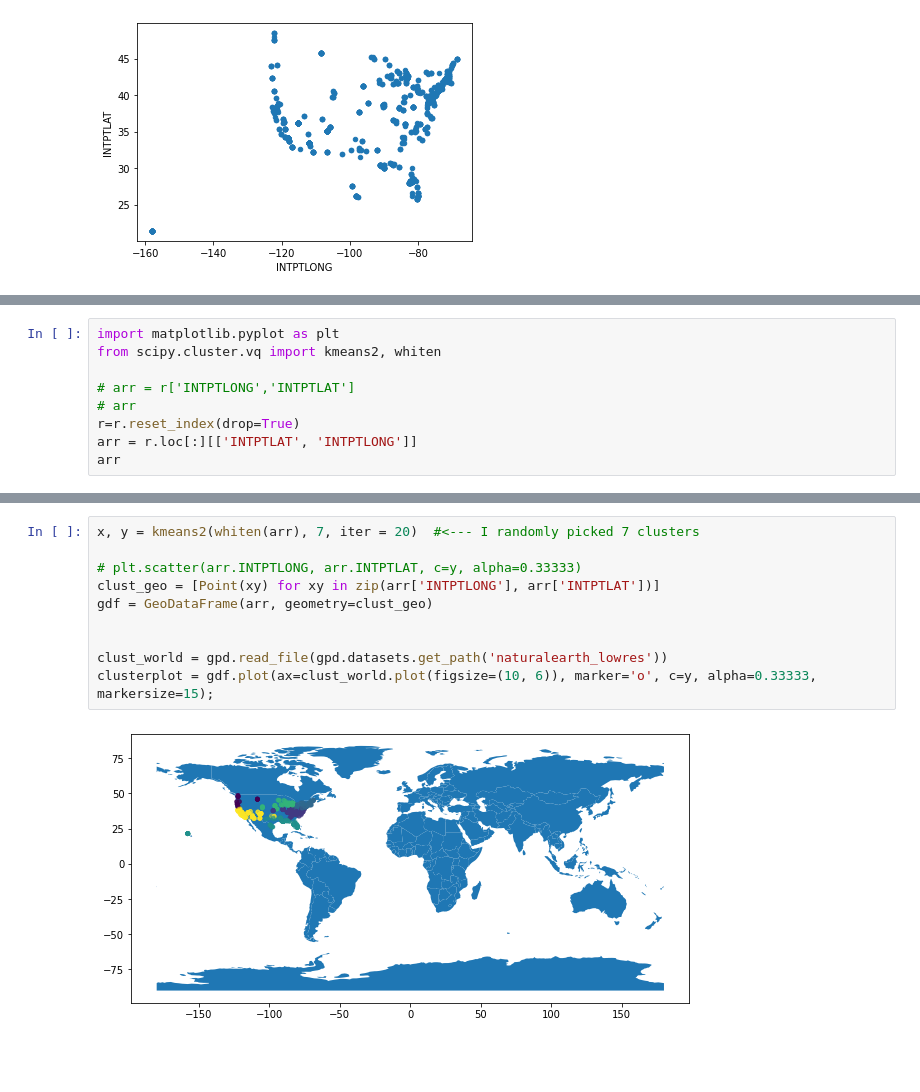
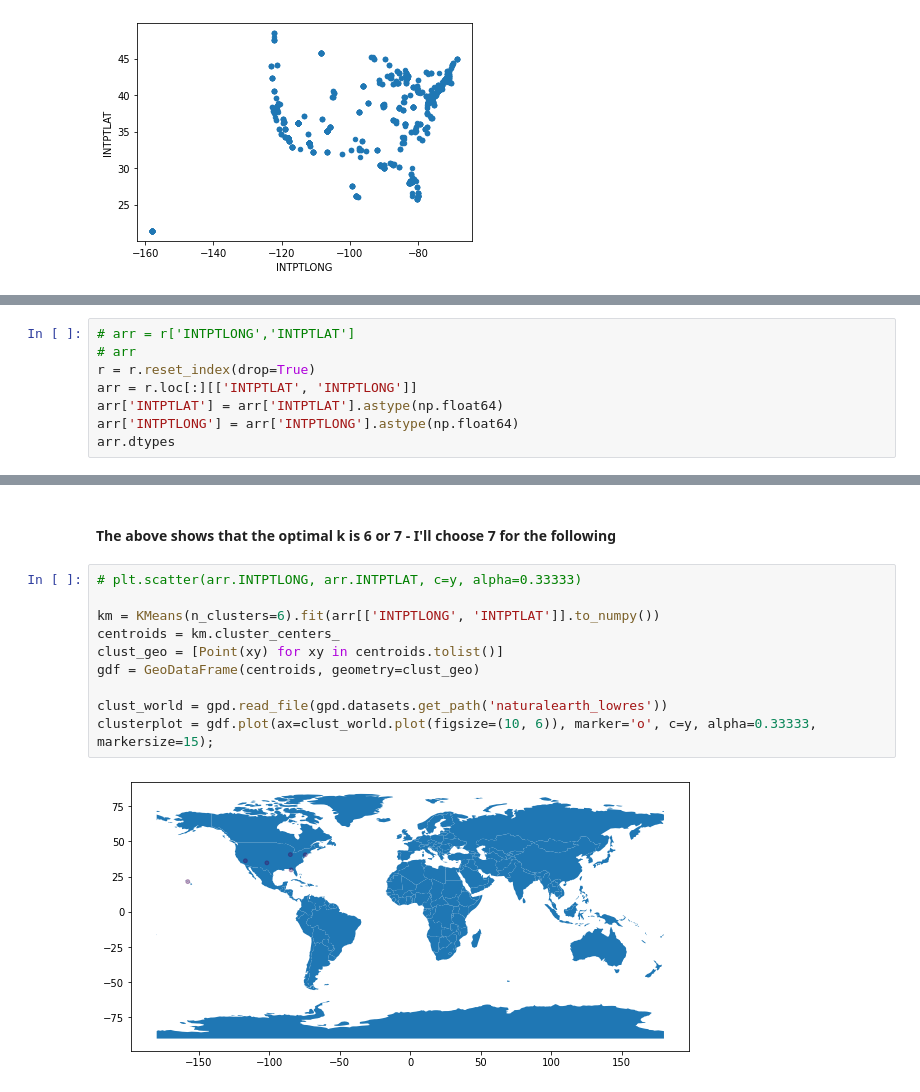
Before and after one commit to cgnik/school-datascience, a Jupyter notebook: food-census.ipynb, the cells around one changed output, grey strips where cells are left out. Saved outputs shown, nothing was run; the diff lists cells and outputs as text; blank space fills up the shorter version.

Commit message:
successful clutering; found that food is seldome going to help with twitter analysis; starting better clustering and need to add the deserts

```diff
--- a/food-census.ipynb
+++ b/food-census.ipynb
@@ -262,10 +265,9 @@ unfound
 # %%
-import matplotlib.pyplot as plt
-from scipy.cluster.vq import kmeans2, whiten
-
 # arr = r['INTPTLONG','INTPTLAT']
 # arr
-r=r.reset_index(drop=True)
+r = r.reset_index(drop=True)
 arr = r.loc[:][['INTPTLAT', 'INTPTLONG']]
-arr
+arr['INTPTLAT'] = arr['INTPTLAT'].astype(np.float64)
+arr['INTPTLONG'] = arr['INTPTLONG'].astype(np.float64)
+arr.dtypes
 # %% [output]
@@ -285,12 +289,14 @@ arr
+# %% [markdown]
+#### The above shows that the optimal k is 6 or 7 - I'll choose 7 for the following
 # %%
-x, y = kmeans2(whiten(arr), 7, iter = 20)  #<--- I randomly picked 7 clusters
+# plt.scatter(arr.INTPTLONG, arr.INTPTLAT, c=y, alpha=0.33333)
 
-# plt.scatter(arr.INTPTLONG, arr.INTPTLAT, c=y, alpha=0.33333)
-clust_geo = [Point(xy) for xy in zip(arr['INTPTLONG'], arr['INTPTLAT'])]
-gdf = GeoDataFrame(arr, geometry=clust_geo)
-
+km = KMeans(n_clusters=6).fit(arr[['INTPTLONG', 'INTPTLAT']].to_numpy())
+centroids = km.cluster_centers_
+clust_geo = [Point(xy) for xy in centroids.tolist()]
+gdf = GeoDataFrame(centroids, geometry=clust_geo)
 
 clust_world = gpd.read_file(gpd.datasets.get_path('naturalearth_lowres'))
 clusterplot = gdf.plot(ax=clust_world.plot(figsize=(10, 6)), marker='o', c=y, alpha=0.33333, markersize=15);
 # %% [output]
-[figure, old version]
+[figure, new version]
```
Also changed, not shown: parts of 6 cells of this notebook.
